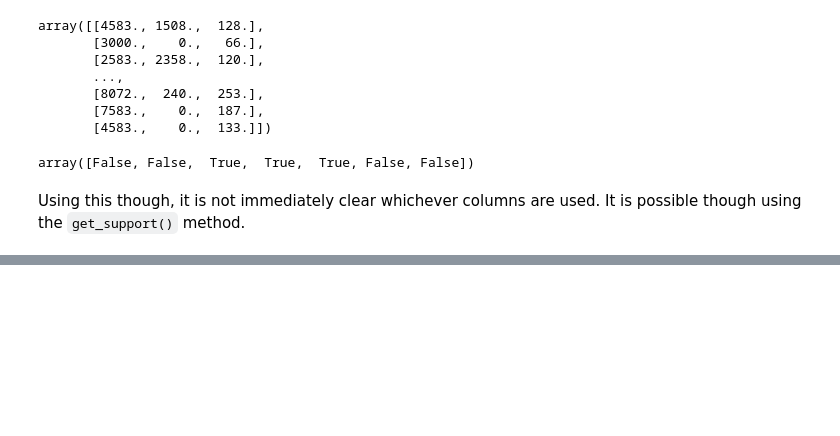
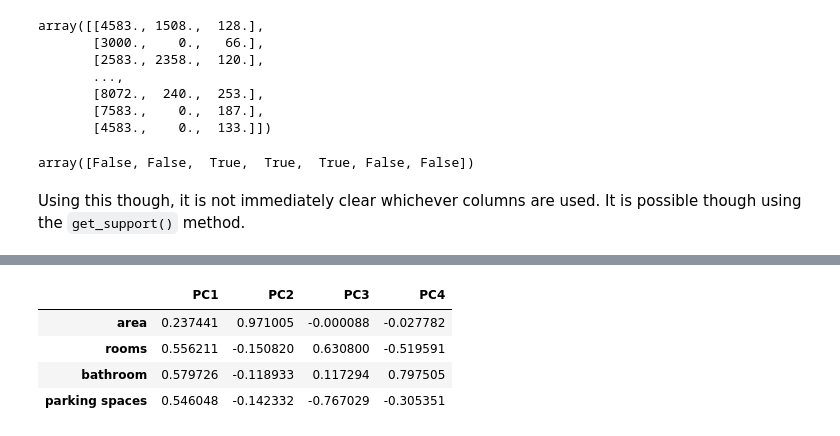
Before and after one commit to karimzakir02/Jupyters, a Jupyter notebook: Feature Engineering Compendium.ipynb, the cells around one changed output, grey strips where cells are left out. Drawn from its saved outputs; the diff is of its cells as text; code cells hidden in the pictures; blank space fills up the shorter version.

```diff
--- a/Feature Engineering Compendium.ipynb
+++ b/Feature Engineering Compendium.ipynb
@@ -167,0 +191,19 @@ Using this though, it is not immediately clear whichever columns are used. It is
+# %%
+houses = pd.read_csv("datasets/houses_to_rent_v2.csv")
+features = ["area", "rooms", "bathroom", "parking spaces"]
+X = (houses[features] - houses[bfeatures].mean(axis=0)) / houses[features].std(axis=0)
+# %%
+pca = PCA()
+# %%
+X_pca = pca.fit_transform(X)
+component_names = [f"PC{i+1}" for i in range(X_pca.shape[1])]
+X_pca = pd.DataFrame(X_pca, columns=component_names)
+loadings = pd.DataFrame(pca.components_.T,  columns=component_names, index=X.columns)
+# %%
+loadings
+# %% [output]
+|  | PC1 | PC2 | PC3 | PC4 |
+| area | 0.237441 | 0.971005 | -0.000088 | -0.027782 |
+| rooms | 0.556211 | -0.150820 | 0.630800 | -0.519591 |
+| bathroom | 0.579726 | -0.118933 | 0.117294 | 0.797505 |
+| parking spaces | 0.546048 | -0.142332 | -0.767029 | -0.305351 |
```
Also changed, not shown: parts of 2 cells of this notebook.
